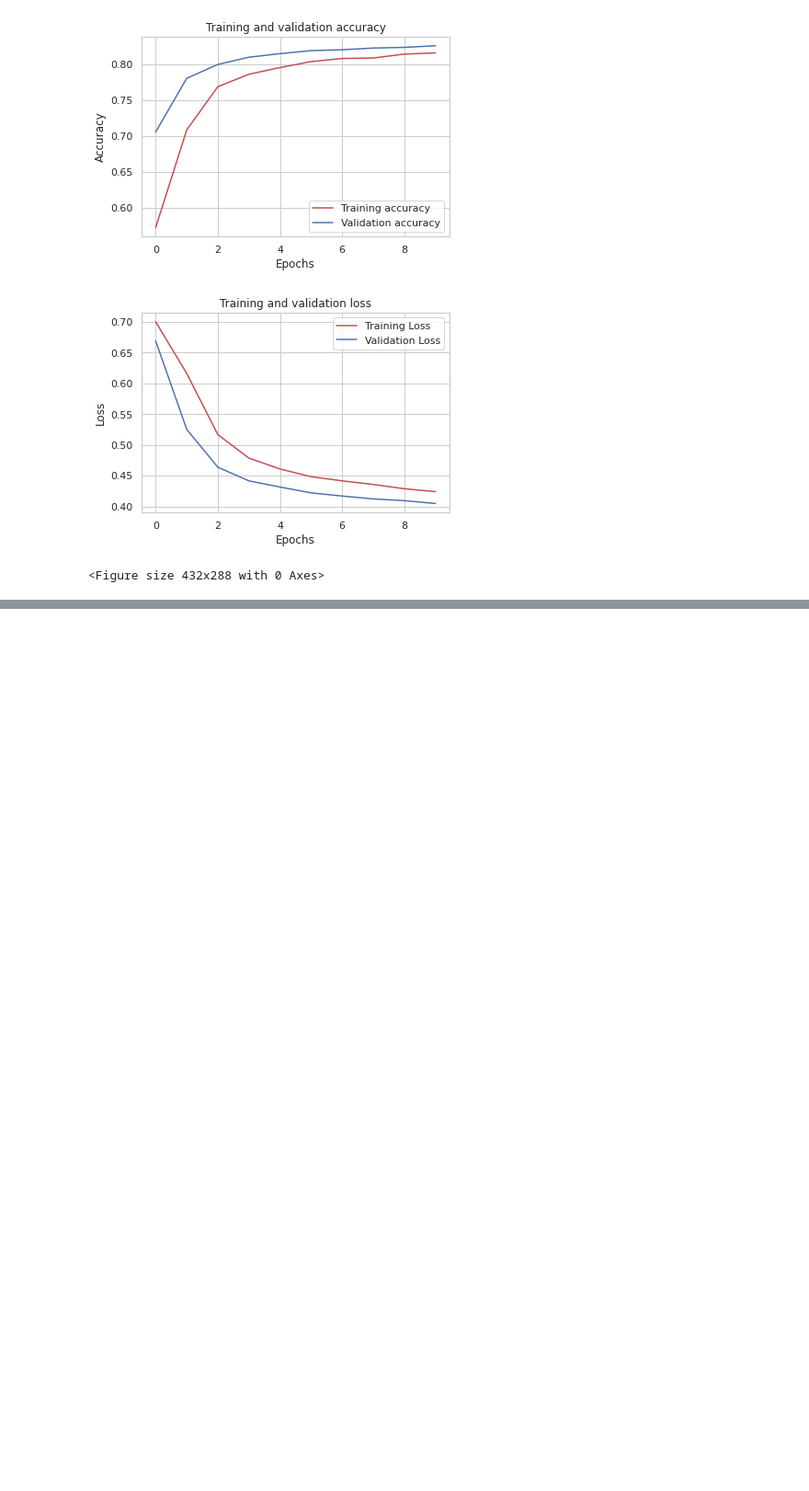
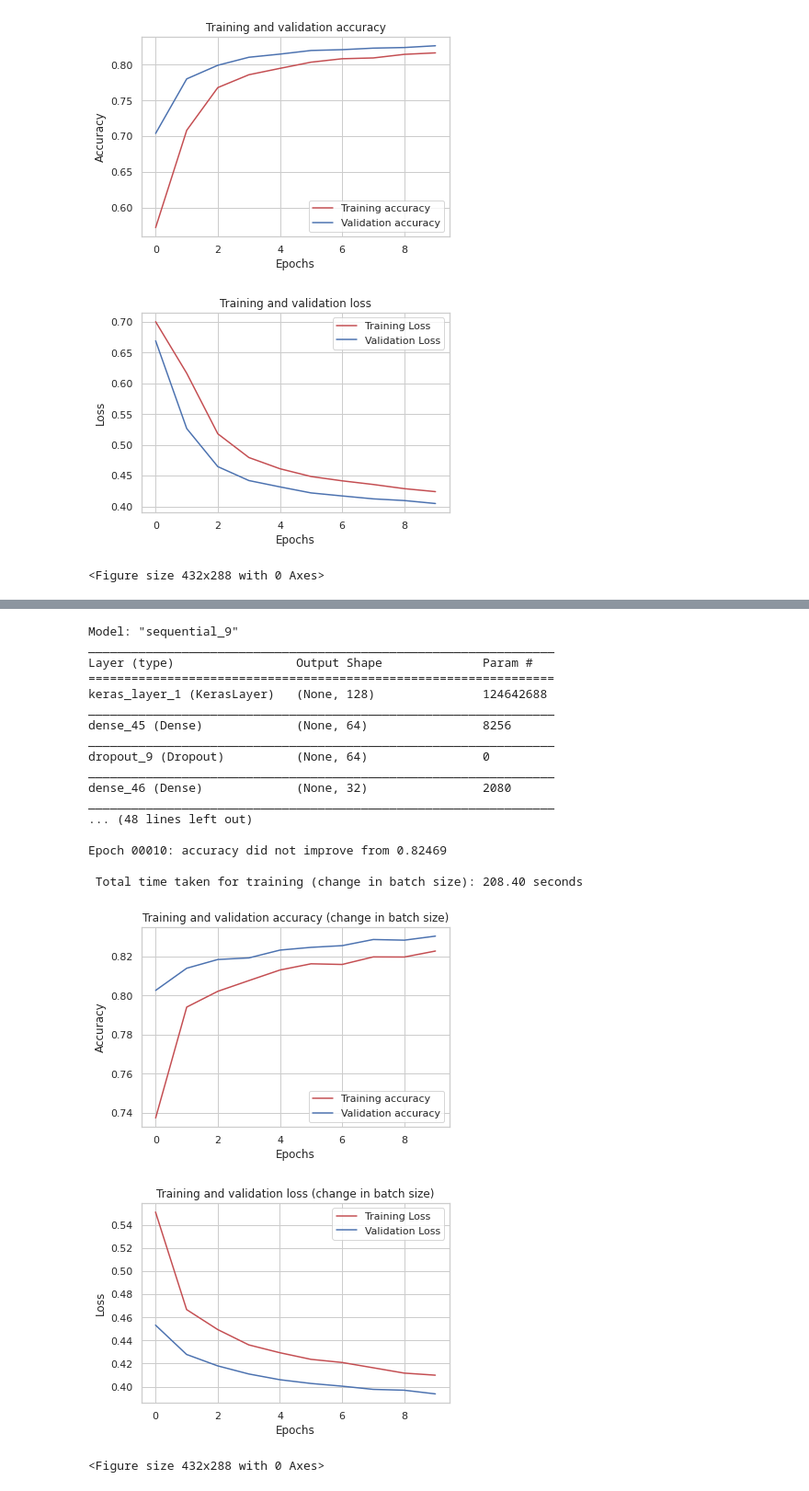
Before and after one commit to ankygupta9999/imdb-50k-DL, a Jupyter notebook: Assignment1_part2.ipynb, the cells around one changed output, grey strips where cells are left out. Shown at 92% size. Cells and saved outputs as stored; diff of their text form; code cells hidden in the pictures; blank space fills up the shorter version.

```diff
--- a/Assignment1_part2.ipynb
+++ b/Assignment1_part2.ipynb
@@ -436,0 +529,77 @@ The worst performing lcass is:
+# %%
+# change the value of batch size in model training
+
+# model2 parameters
+num_batch2_size = 64
+
+# build model2
+model2 = keras.Sequential()
+#model.add(Reshape((35000, max_length)))
+model2.add(hub_layer) # add layer from tensorflow hub
+model2.add(keras.layers.Dense(64, activation='relu', kernel_regularizer=tf.keras.regularizers.l2(num_l2_reg_penalty))) # Layer 1
+model2.add(Dropout(num_dropout)) # add dropout
+model2.add(keras.layers.Dense(32, activation='relu', kernel_regularizer=tf.keras.regularizers.l2(num_l2_reg_penalty))) # Layer 2
+model2.add(keras.layers.Dense(16, activation='relu', kernel_regularizer=tf.keras.regularizers.l2(num_l2_reg_penalty))) # Layer 3
+model2.add(keras.layers.Dense(8, activation='relu', kernel_regularizer=tf.keras.regularizers.l2(num_l2_reg_penalty))) # Layer 4
+model2.add(keras.layers.Dense(1, activation='sigmoid', kernel_regularizer=tf.keras.regularizers.l2(num_l2_reg_penalty))) # Layer output
+
+# print model2 summary
+model2.summary()
+
+# compile model2
+model2.compile(optimizer = opt, loss = str_loss, metrics = ['accuracy'])
+
+# train model2
+history2 = model2.fit(x_train_tf, y_train_tf, batch_size = num_batch2_size, epochs = num_epochs, validation_data=(x_test_tf, y_test_tf), callbacks=[stopping, checkpoint, timing])
+
+# total training time of model2
+print('\n', 'Total time taken for training (change in batch size): {:.2f}'.format(sum(timing.logs)), 'seconds', '\n')
+
+acc = history2.history['accuracy']
+val_acc = history2.history['val_accuracy']
+loss = history2.history['loss']
+val_loss = history2.history['val_loss']
+
+epochs = range(len(acc))
+
+# Accuracy history graph for training and validation
+plt.plot(epochs, acc, 'r', label='Training accuracy')
+plt.plot(epochs, val_acc, 'b', label='Validation accuracy')
+plt.title('Training and validation accuracy (change in batch size)')
+plt.xlabel("Epochs")
+plt.ylabel("Accuracy")
+plt.legend(loc=0)
+plt.figure()
+
+# Loss history graph for training and validation
+plt.plot(epochs, loss, 'r', label='Training Loss')
+plt.plot(epochs, val_loss, 'b', label='Validation Loss')
+plt.title('Training and validation loss (change in batch size)')
+plt.xlabel("Epochs")
+plt.ylabel("Loss")
+plt.legend(loc=0)
+plt.figure()
+
+# show plot
+plt.show()
+# %% [output]
+Model: "sequential_9"
+_________________________________________________________________
+Layer (type)                 Output Shape              Param #
+=================================================================
+keras_layer_1 (KerasLayer)   (None, 128)               124642688
+_________________________________________________________________
+dense_45 (Dense)             (None, 64)                8256
+_________________________________________________________________
+dropout_9 (Dropout)          (None, 64)                0
+_________________________________________________________________
+dense_46 (Dense)             (None, 32)                2080
+_________________________________________________________________
+... (48 lines left out)
+
+Epoch 00010: accuracy did not improve from 0.82469
+
+ Total time taken for training (change in batch size): 208.40 seconds
+[figure, added]
+[figure, added]
+<Figure size 432x288 with 0 Axes>
```
Also changed, not shown: parts of 17 cells of this notebook.
